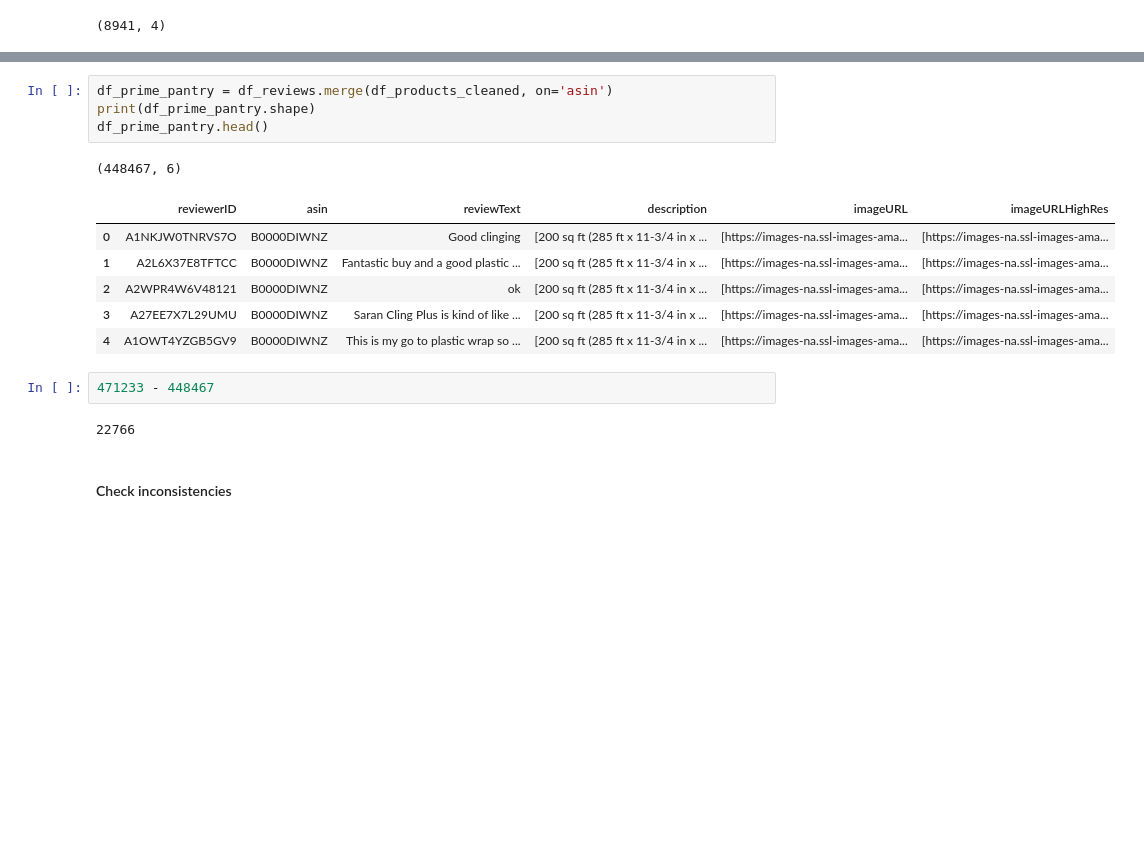
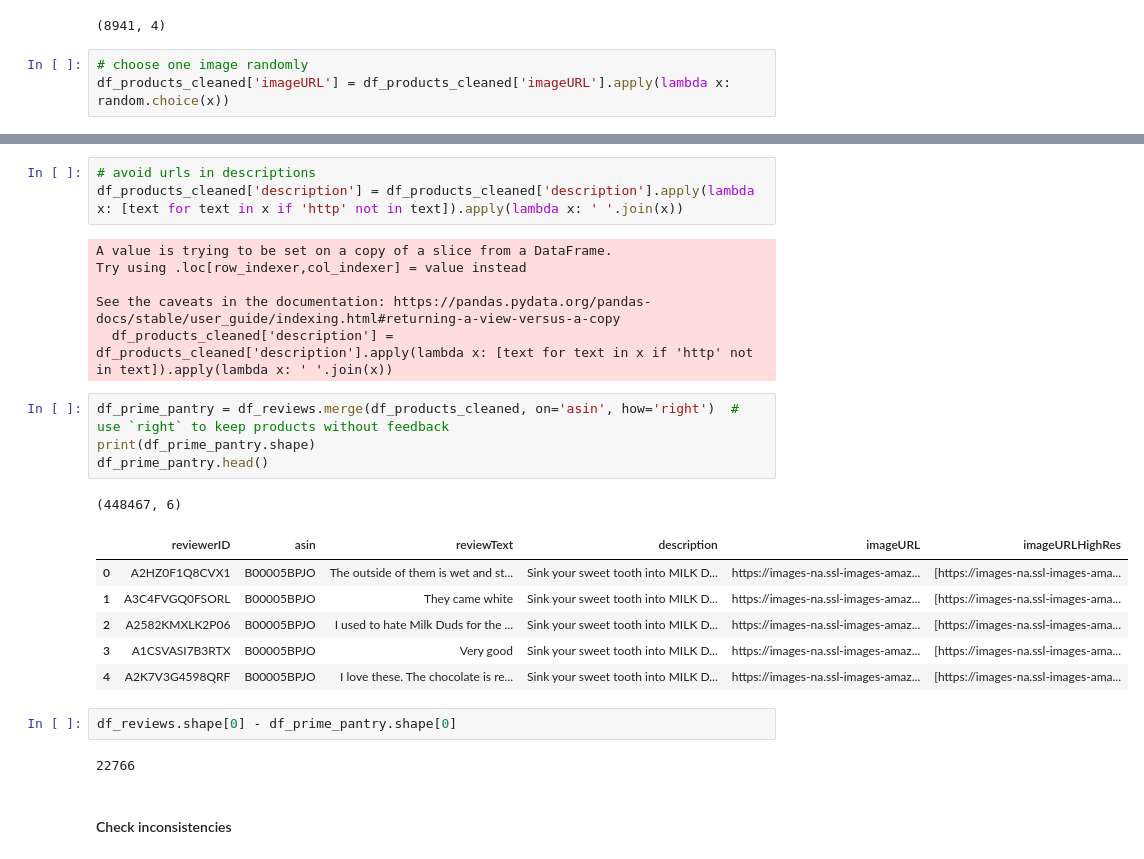
Before and after one commit to vichShir/deep-mine, a Jupyter notebook: Deep_MINE.ipynb, the cells around one changed output, grey strips where cells are left out. Saved outputs shown, nothing was run; the diff lists cells and outputs as text; blank space fills up the shorter version.

Commit message:
Updated data analysis and BoW

```diff
--- a/Deep_MINE.ipynb
+++ b/Deep_MINE.ipynb
@@ -178,3 +186,6 @@ df_products_cleaned = df_products_cleaned.drop_duplicates(subset=['asin'])
 df_products_cleaned.shape
 # %% [output]
 (8941, 4)
+# %%
+# choose one image randomly
+df_products_cleaned['imageURL'] = df_products_cleaned['imageURL'].apply(lambda x: random.choice(x))
@@ -181,19 +198,28 @@ df_products_cleaned.shape
+# %%
+# avoid urls in descriptions
+df_products_cleaned['description'] = df_products_cleaned['description'].apply(lambda x: [text for text in x if 'http' not in text]).apply(lambda x: ' '.join(x))
+# %% [output]
+A value is trying to be set on a copy of a slice from a DataFrame.
+Try using .loc[row_indexer,col_indexer] = value instead
+
+See the caveats in the documentation: https://pandas.pydata.org/pandas-docs/stable/user_guide/indexing.html#returning-a-view-versus-a-copy
+  df_products_cleaned['description'] = df_products_cleaned['description'].apply(lambda x: [text for text in x if 'http' not in text]).apply(lambda x: ' '.join(x))
 # %%
-df_prime_pantry = df_reviews.merge(df_products_cleaned, on='asin')
+df_prime_pantry = df_reviews.merge(df_products_cleaned, on='asin', how='right')  # use `right` to keep products without feedback
 print(df_prime_pantry.shape)
 df_prime_pantry.head()
 # %% [output]
 (448467, 6)
 |  | reviewerID | asin | reviewText | description | imageURL | imageURLHighRes |
-| 0 | A1NKJW0TNRVS7O | B0000DIWNZ | Good clinging | [200 sq ft (285 ft x 11-3/4 in x ... | [https://images-na.ssl-images-ama... | [https://images-na.ssl-images-ama... |
-| 1 | A2L6X37E8TFTCC | B0000DIWNZ | Fantastic buy and a good plastic ... | [200 sq ft (285 ft x 11-3/4 in x ... | [https://images-na.ssl-images-ama... | [https://images-na.ssl-images-ama... |
-| 2 | A2WPR4W6V48121 | B0000DIWNZ | ok | [200 sq ft (285 ft x 11-3/4 in x ... | [https://images-na.ssl-images-ama... | [https://images-na.ssl-images-ama... |
-| 3 | A27EE7X7L29UMU | B0000DIWNZ | Saran Cling Plus is kind of like ... | [200 sq ft (285 ft x 11-3/4 in x ... | [https://images-na.ssl-images-ama... | [https://images-na.ssl-images-ama... |
-| 4 | A1OWT4YZGB5GV9 | B0000DIWNZ | This is my go to plastic wrap so ... | [200 sq ft (285 ft x 11-3/4 in x ... | [https://images-na.ssl-images-ama... | [https://images-na.ssl-images-ama... |
+| 0 | A2HZ0F1Q8CVX1 | B00005BPJO | The outside of them is wet and st... | Sink your sweet tooth into MILK D... | https://images-na.ssl-images-amaz... | [https://images-na.ssl-images-ama... |
+| 1 | A3C4FVGQ0FSORL | B00005BPJO | They came white | Sink your sweet tooth into MILK D... | https://images-na.ssl-images-amaz... | [https://images-na.ssl-images-ama... |
+| 2 | A2582KMXLK2P06 | B00005BPJO | I used to hate Milk Duds for the ... | Sink your sweet tooth into MILK D... | https://images-na.ssl-images-amaz... | [https://images-na.ssl-images-ama... |
+| 3 | A1CSVASI7B3RTX | B00005BPJO | Very good | Sink your sweet tooth into MILK D... | https://images-na.ssl-images-amaz... | [https://images-na.ssl-images-ama... |
+| 4 | A2K7V3G4598QRF | B00005BPJO | I love these. The chocolate is re... | Sink your sweet tooth into MILK D... | https://images-na.ssl-images-amaz... | [https://images-na.ssl-images-ama... |
-# %%
-471233 - 448467
-# %% [output]
-22766
+# %%
+df_reviews.shape[0] - df_prime_pantry.shape[0]
+# %% [output]
+22766
 # %% [markdown]
 #### Check inconsistencies
 # %%
```
Also changed, not shown: parts of 64 cells of this notebook.
